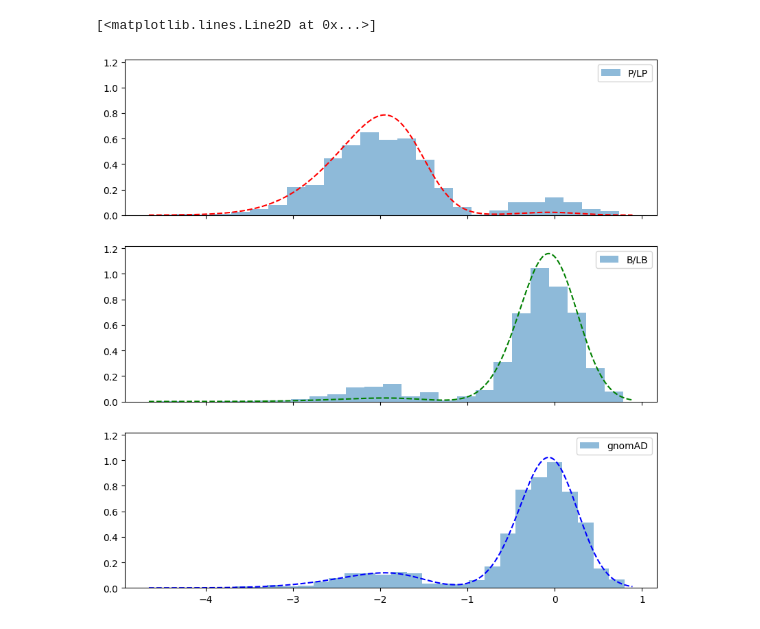
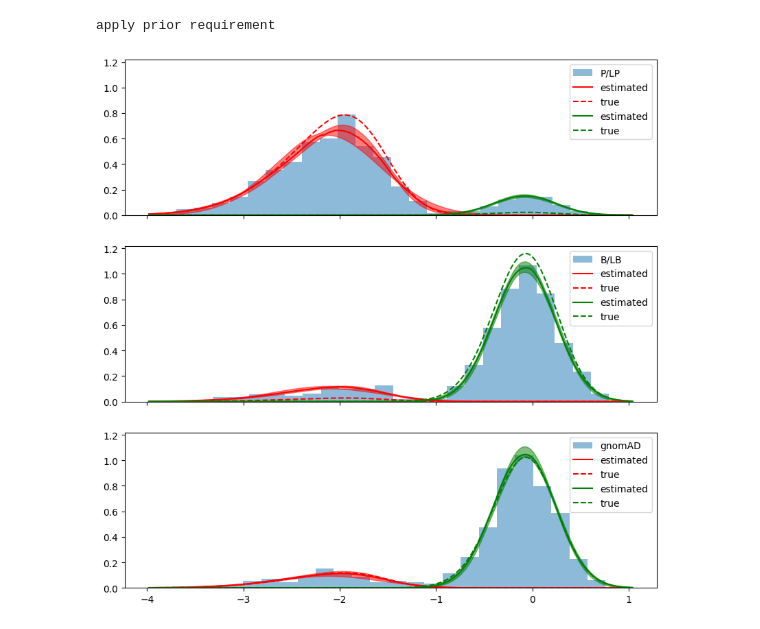
Before and after one commit to Dzeiberg/circularity, a Jupyter notebook: 01_Synthetic_Data.ipynb, the cells around one changed output. Cells and saved outputs as stored; diff of their text form; code cells hidden in the pictures.

Commit message:
visualize estimated and true distributions and thresholds for synthetic data

```diff
--- a/01_Synthetic_Data.ipynb
+++ b/01_Synthetic_Data.ipynb
@@ -46,3 +53,14 @@ def sample_data(params, sample_sizes, label_noise=0.0):
     sampleIndicators = np.zeros((len(observations), len(sample_sizes)),dtype=int)
     sampleIndicators[np.arange(len(observations)), sampleNumbers] = 1
     return observations, sampleIndicators, pathogenicityLabels, np.concatenate(cleanPathogenicityLabels)
+# %%
+X,S,YTilde, Y = sample_data(true_params, [1000,1000,1000],label_noise=0.1)
+rng = np.arange(min(X)-.1,max(X)+.1,0.01)
+
+pStar, bStar, priorsStar,_, _, _,log_lrPlusStar, _ = threshold_utils.get_score_threshold(sorted(X),[dict(component_params=[
+    [true_params['fD'].kwds['a'], true_params['fD'].kwds['loc'], true_params['fD'].kwds['scale']],
+    [true_params['fN'].kwds['a'], true_params['fN'].kwds['loc'], true_params['fN'].kwds['scale']]],
+    weights=np.concatenate((true_params['W'],
+                            (true_params['W'][0] * true_params['prior'] + \
+                                true_params['W'][1] * (1 - true_params['prior'])).reshape((1,-1))))),],
+                                parallel=False)
@@ -48,0 +94,2 @@ def sample_data(params, sample_sizes, label_noise=0.0):
+# %%
+fits = runFits(X,S)
@@ -49,22 +114,54 @@ def sample_data(params, sample_sizes, label_noise=0.0):
+# %%
+Pscores, Bscores, priors,is_inverted, P, B,log_lrPlus, number_invalid_priors = threshold_utils.get_score_threshold(sorted(X), fits,parallel=False)
+# %% [output]
+apply prior requirement
 # %%
-X,S,YTilde, Y = sample_data(true_params, [1000,1000,1000],label_noise=0.1)
-rng = np.arange(min(X)-.1,max(X)+.1,0.01)
 fig,ax = plt.subplots(3,1,figsize=(10,10),sharex=True,sharey=True)
 for sampleNum,sampleName in enumerate(["P/LP",'B/LB','gnomAD']):
     ax[sampleNum].hist(X[S[:,sampleNum]==1],
                         bins=25,
                         alpha=0.5,
                         label=sampleName,
                         density=True)
     ax[sampleNum].legend()
-W = true_params['W']
+W = np.concatenate((true_params['W'],
+                            (true_params['W'][0] * true_params['prior'] + \
+                                true_params['W'][1] * (1 - true_params['prior'])).reshape((1,-1))))
 fD = true_params['fD']
 fN = true_params['fN']
 prior = true_params['prior']
-ax[0].plot(rng,W[0,0]*fD.pdf(rng) + W[0,1]*fN.pdf(rng),linestyle='--',color='red',label='true')
-ax[1].plot(rng,W[1,0]*fD.pdf(rng) + W[1,1]*fN.pdf(rng),linestyle='--',color='green',label='true')
-ax[2].plot(rng,prior*(W[0,0]*fD.pdf(rng) + W[0,1]*fN.pdf(rng)) + \
-                (1-prior)*(W[1,0]*fD.pdf(rng) + W[1,1]*fN.pdf(rng)),linestyle='--',color='blue',label='true')
+# ax[0].plot(rng,W[0,0]*fD.pdf(rng) + W[0,1]*fN.pdf(rng),linestyle='--',color='red',label='true')
+# ax[1].plot(rng,W[1,0]*fD.pdf(rng) + W[1,1]*fN.pdf(rng),linestyle='--',color='green',label='true')
+# ax[2].plot(rng,prior*(W[0,0]*fD.pdf(rng) + W[0,1]*fN.pdf(rng)) + \
+#                 (1-prior)*(W[1,0]*fD.pdf(rng) + W[1,1]*fN.pdf(rng)),linestyle='--',color='blue',label='true')
+
+thresholds = {("P","trueThresholds"):{"+1" : pStar[0],
+                            "+2" : pStar[1],
+                             "+4" : pStar[3],
+                             "+8" : pStar[7],},
+                             ("B","trueThresholds"):{"-1" : bStar[0],
+                             "-2" : bStar[1],
+                             "-4" : bStar[3],
+                             "-8" : bStar[7],}}
+for sampleNum in range(3):
+    joint_densities = np.stack([skewnorm_utils.joint_densities(rng, fit_i['component_params'], fit_i['weights'][sampleNum]) for fit_i in fits])
+
+    ax[sampleNum].plot(rng,np.median(joint_densities[:,0,:],axis=0),linestyle='-',color='red',label='estimated')
+    ax[sampleNum].fill_between(rng,*np.percentile(joint_densities[:,0,:],[2.5,97.5],axis=0),alpha=0.5,color='red')
+    ax[sampleNum].plot(rng, W[sampleNum,0]*fD.pdf(rng),linestyle='--',color='red',label='true')
+
+    ax[sampleNum].plot(rng,np.median(joint_densities[:,1,:],axis=0),linestyle='-',color='green',label='estimated')
+    ax[sampleNum].fill_between(rng,*np.percentile(joint_densities[:,1,:],[2.5,97.5],axis=0),alpha=0.5,color='green')
+    ax[sampleNum].plot(rng, W[sampleNum,1]*fN.pdf(rng),linestyle='--',color='green',label='true')
+
+[ax[i].legend() for i in range(3)]
+thresholds[("P",'estimated')] = {"+1" : Pscores[0],
+                            "+2" : Pscores[1],
+                             "+4" : Pscores[3],
+                             "+8" : Pscores[7],}
+thresholds[('B','estimated')]={"-1" : Bscores[0],
+                             "-2" : Bscores[1],
+                             "-4" : Bscores[3],
+                             "-8" : Bscores[7],}
 # %% [output]
-[<matplotlib.lines.Line2D at 0x...>]
-[figure, old version]
+[figure, new version]
```
Also changed, not shown: parts of 11 cells of this notebook.
